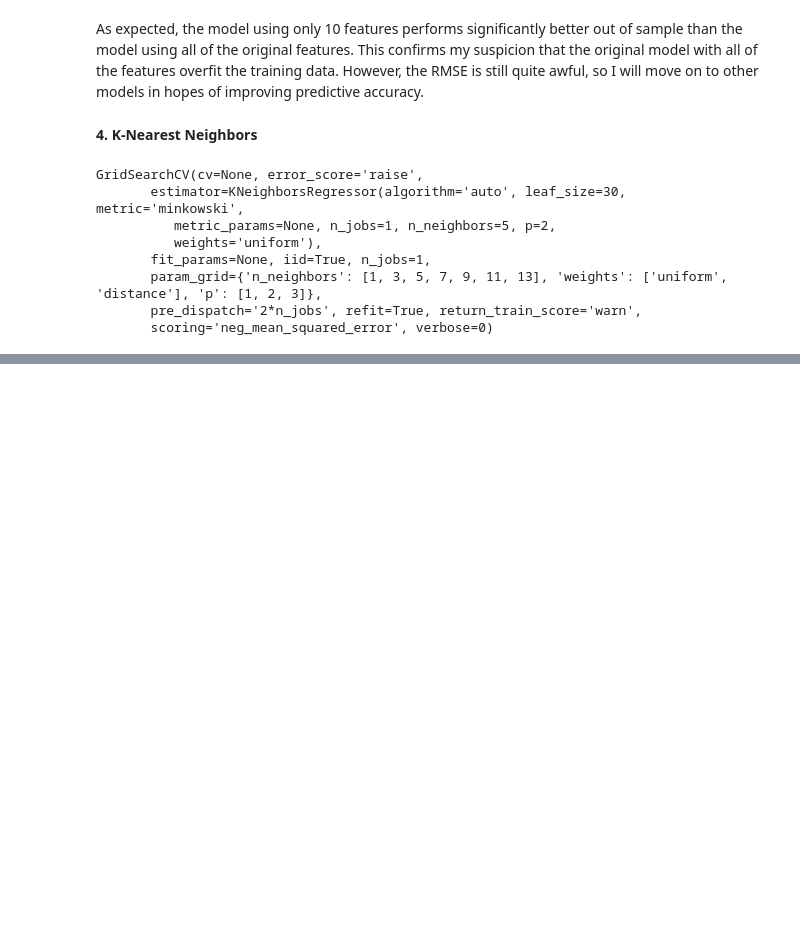
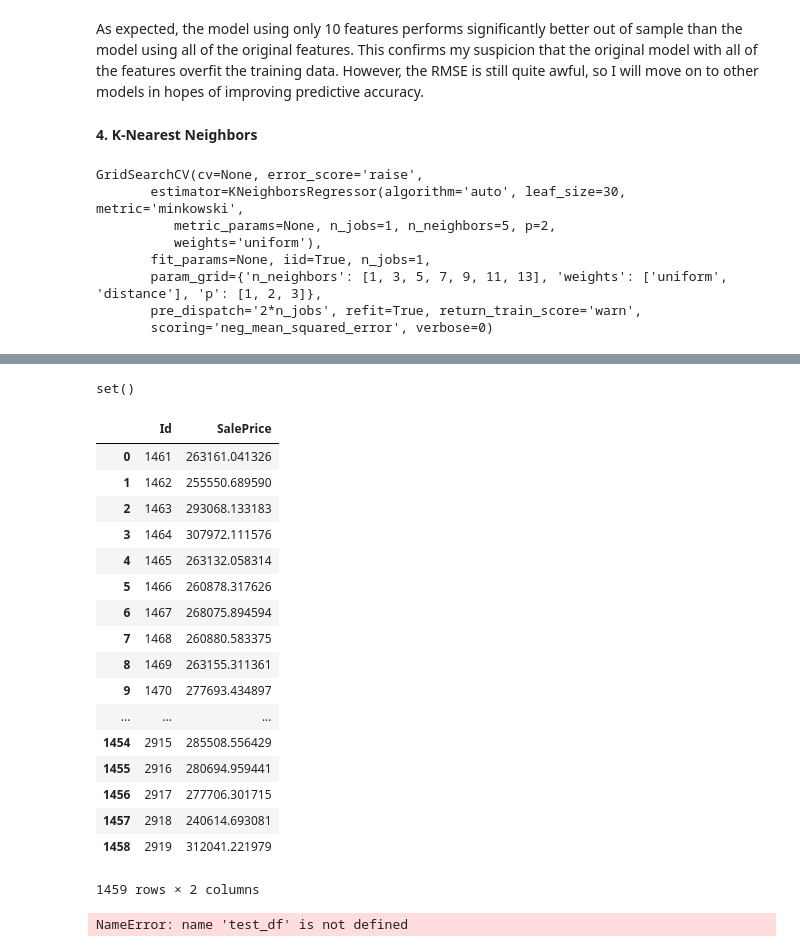
Before and after one commit to asfabiano/byu_econ_applied_machine_learning, a Jupyter notebook: homeworks/HW2/Homework_2.ipynb, the cells around one changed output, grey strips where cells are left out. Drawn from its saved outputs; the diff is of its cells as text; code cells hidden in the pictures; blank space fills up the shorter version.

Commit message:
submitted first predictions to kaggle...finished first draft of hw2

```diff
--- a/homeworks/HW2/Homework_2.ipynb
+++ b/homeworks/HW2/Homework_2.ipynb
@@ -484,0 +544,14 @@ The K-Nearest Neighbors Regressor gives the best root mean squared error thus fa
+# %%
+Nulls_cat = []
+Nulls_noncat = []
+
+print("Column\t\t", "Nulls\t", "dtype\t")
+for i in test:
+    if test[i].dtype=='object':
+        if test[i].isnull().sum() != 0:
+            print(i,"\t", test[i].isnull().sum(),"\t", test[i].dtype)# Prints sum of null values for columns containing nulls
+            Nulls_cat.append(i)
+    else:
+        if test[i].isnull().sum() != 0:
+            print(i,"\t", test[i].isnull().sum(),"\t", test[i].dtype)
+            Nulls_noncat.append(i)
@@ -484,0 +570,32 @@ The K-Nearest Neighbors Regressor gives the best root mean squared error thus fa
+# %%
+set(X_train.columns).difference(set(test.columns))
+# %% [output]
+set()
+# %%
+# Fills the numeric columns with null values (contained in the array "Nulls") with the column averages
+test = test.fillna(train[Nulls_noncat].mean()).round()
+# %%
+predictions = gridsearchkn.best_estimator_.predict(test)
+# %%
+test_ids['SalePrice'] = predictions
+# %%
+(test_ids)
+# %% [output]
+|  | Id | SalePrice |
+| 0 | 1461 | 263161.041326 |
+| 1 | 1462 | 255550.689590 |
+| 2 | 1463 | 293068.133183 |
+| 3 | 1464 | 307972.111576 |
+| 4 | 1465 | 263132.058314 |
+| 5 | 1466 | 260878.317626 |
+| 6 | 1467 | 268075.894594 |
+| 7 | 1468 | 260880.583375 |
+| 8 | 1469 | 263155.311361 |
+| 9 | 1470 | 277693.434897 |
+| ... | ... | ... |
+| 1454 | 2915 | 285508.556429 |
+| 1455 | 2916 | 280694.959441 |
+| 1456 | 2917 | 277706.301715 |
+| 1457 | 2918 | 240614.693081 |
+| 1458 | 2919 | 312041.221979 |
+1459 rows × 2 columns
@@ -484,0 +604,12 @@ The K-Nearest Neighbors Regressor gives the best root mean squared error thus fa
+# %%
+# Step 1: Save Test IDs
+test_ids = test_df['Id']
+test_df.drop("Id", axis=1, inplace=True)
+# Step 2: make predictions
+pred = clf.predict(test_data)
+# Step 3: Combine Test IDs and predictions.
+test_ids['SalePrice'] = pred
+# Step 4: Save to csv.
+test_ids.to_csv("submission1.csv", index=False)
+# %% [output]
+NameError: name 'test_df' is not defined
```
Also changed, not shown: parts of 56 cells of this notebook, 1 other file.
